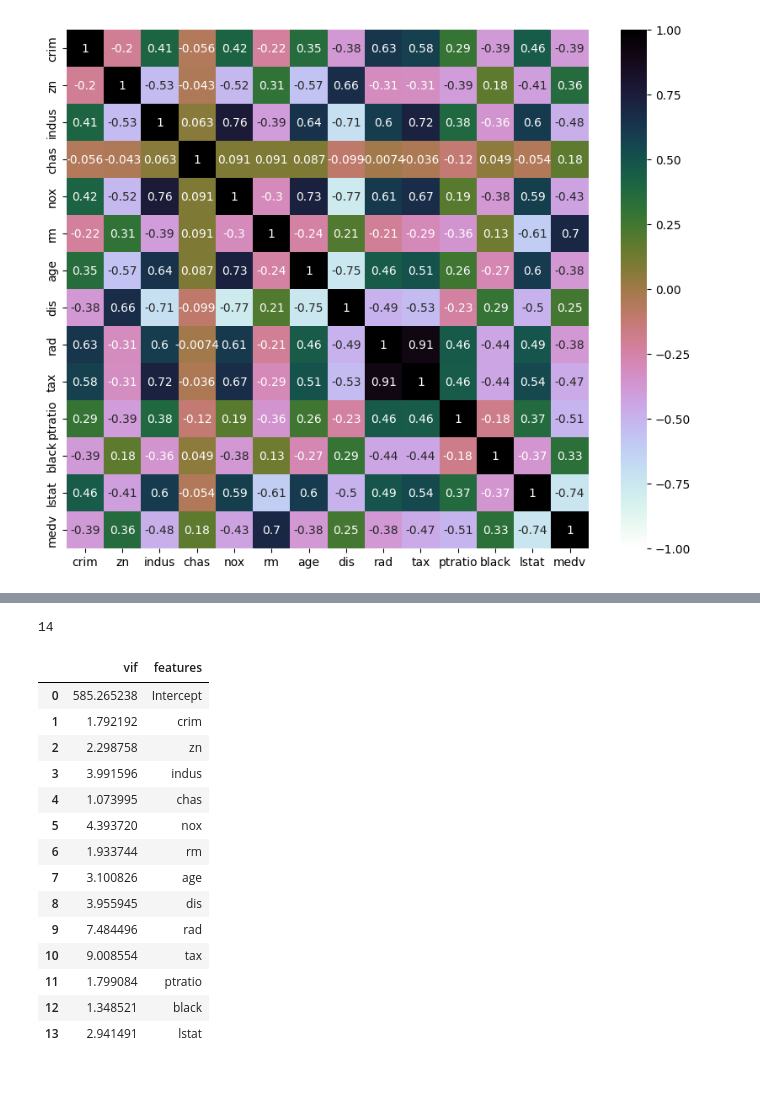
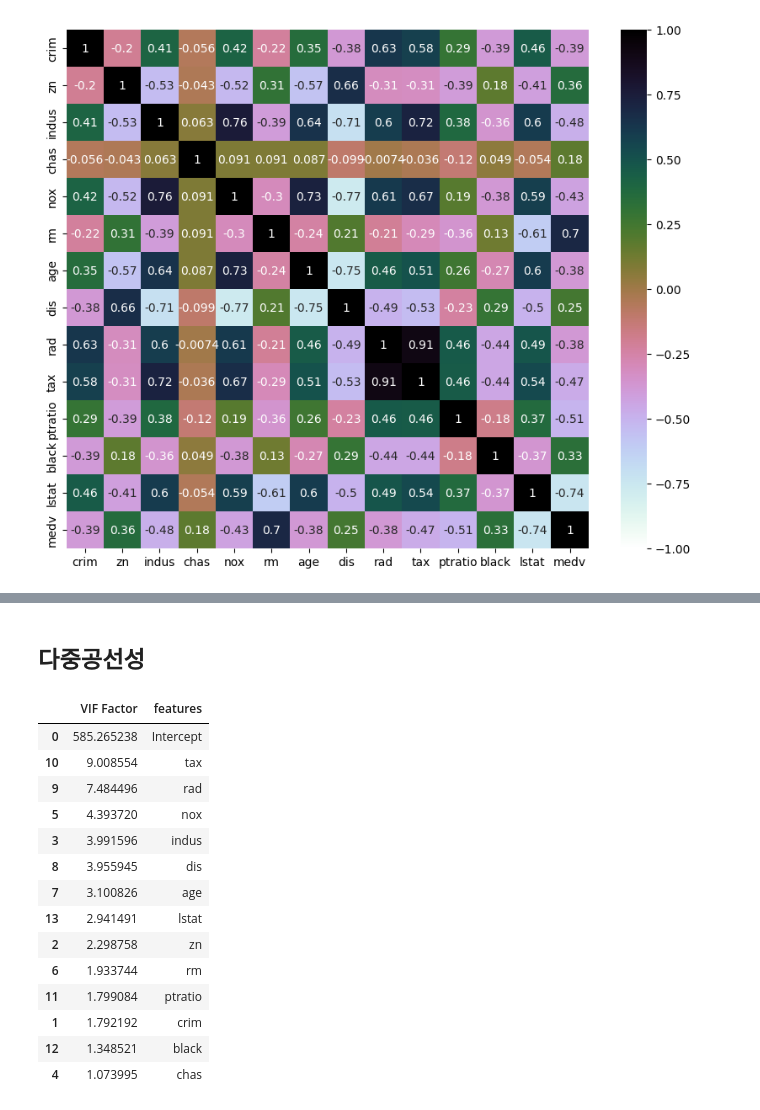
Before and after one commit to hjk7902/ml, a Jupyter notebook: 2장. 회귀분석 - 7절. 다중 회귀분석.ipynb, the cells around one changed output, grey strips where cells are left out. Drawn from its saved outputs; the diff is of its cells as text; code cells hidden in the pictures; blank space fills up the shorter version.

```diff
--- a/2장. 회귀분석 - 7절. 다중 회귀분석.ipynb
+++ b/2장. 회귀분석 - 7절. 다중 회귀분석.ipynb
@@ -307,3 +212,5 @@ import matplotlib.pyplot as plt
+# %% [markdown]
+## 다중공선성
 # %%
 import statsmodels.api as sm
 Boston = sm.datasets.get_rdataset("Boston", package="MASS")
@@ -315,4 +222,4 @@ from patsy import dmatrices
 y, X = dmatrices(formula, boston_df, return_type="dataframe")
 # %%
 import pandas as pd
-df = pd.DataFrame()
+vif = pd.DataFrame()
@@ -321,6 +226,22 @@ from statsmodels.stats.outliers_influence import variance_inflation_factor
-# %%
-X.shape[1] # 독립변수 X의 열의 수
-# %% [output]
-14
 # %%
-df["vif"] = [variance_inflation_factor(X.values, i) for i in range(X.shape[1])]
+from statsmodels.stats.outliers_influence import variance_inflation_factor
+vif["VIF Factor"] = [variance_inflation_factor(X.values, i)
+                    for i in range(X.shape[1])]
+vif["features"] = X.columns
+vif.sort_values(by="VIF Factor", ascending=False)
+# %% [output]
+|  | VIF Factor | features |
+| 0 | 585.265238 | Intercept |
+| 10 | 9.008554 | tax |
+| 9 | 7.484496 | rad |
+| 5 | 4.393720 | nox |
+| 3 | 3.991596 | indus |
+| 8 | 3.955945 | dis |
+| 7 | 3.100826 | age |
+| 13 | 2.941491 | lstat |
+| 2 | 2.298758 | zn |
+| 6 | 1.933744 | rm |
+| 11 | 1.799084 | ptratio |
+| 1 | 1.792192 | crim |
+| 12 | 1.348521 | black |
+| 4 | 1.073995 | chas |
@@ -329,18 +247,0 @@ df["features"] = X.columns
-# %%
-df
-# %% [output]
-|  | vif | features |
-| 0 | 585.265238 | Intercept |
-| 1 | 1.792192 | crim |
-| 2 | 2.298758 | zn |
-| 3 | 3.991596 | indus |
-| 4 | 1.073995 | chas |
-| 5 | 4.393720 | nox |
-| 6 | 1.933744 | rm |
-| 7 | 3.100826 | age |
-| 8 | 3.955945 | dis |
-| 9 | 7.484496 | rad |
-| 10 | 9.008554 | tax |
-| 11 | 1.799084 | ptratio |
-| 12 | 1.348521 | black |
-| 13 | 2.941491 | lstat |
```
Also changed, not shown: parts of 40 cells of this notebook, 4 other files.
